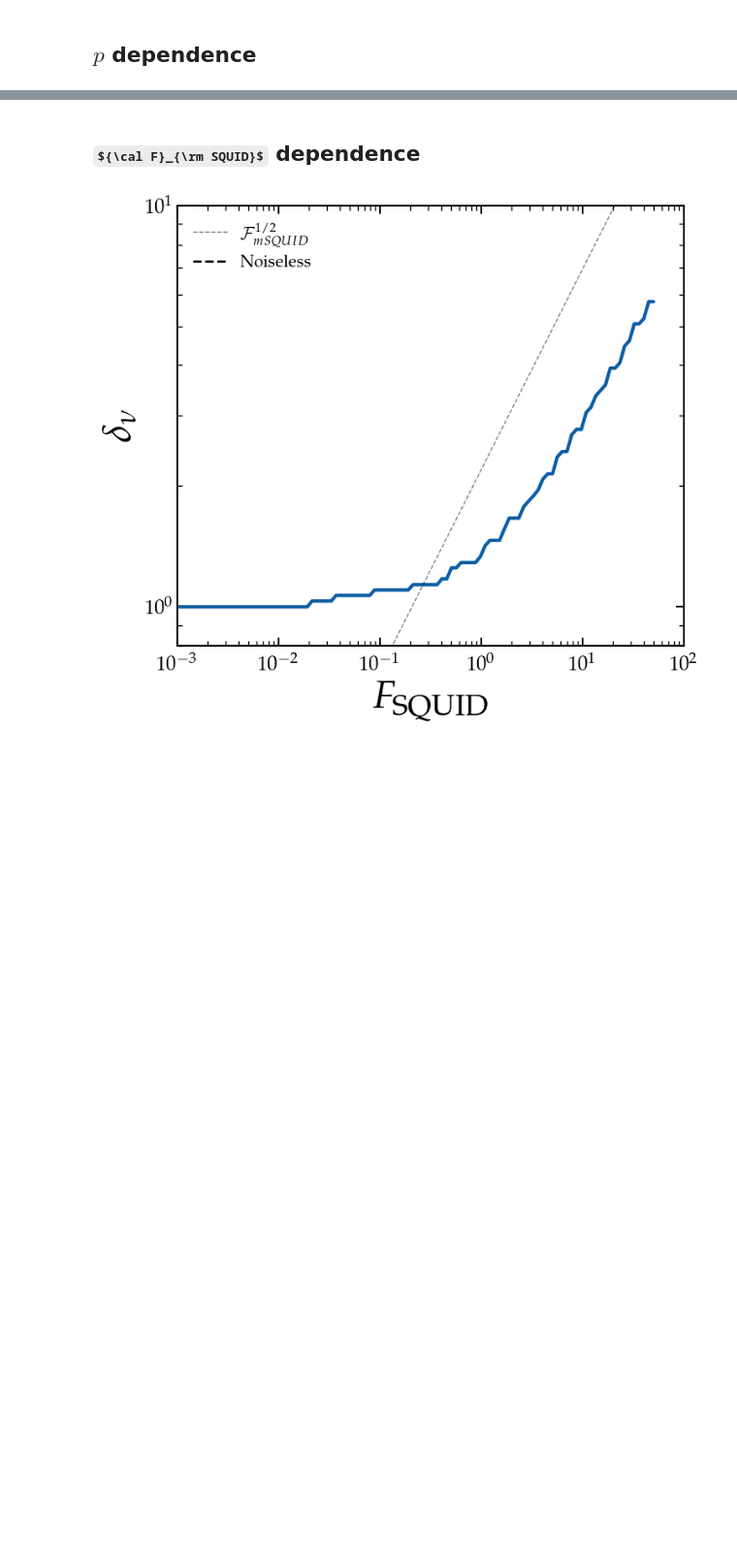
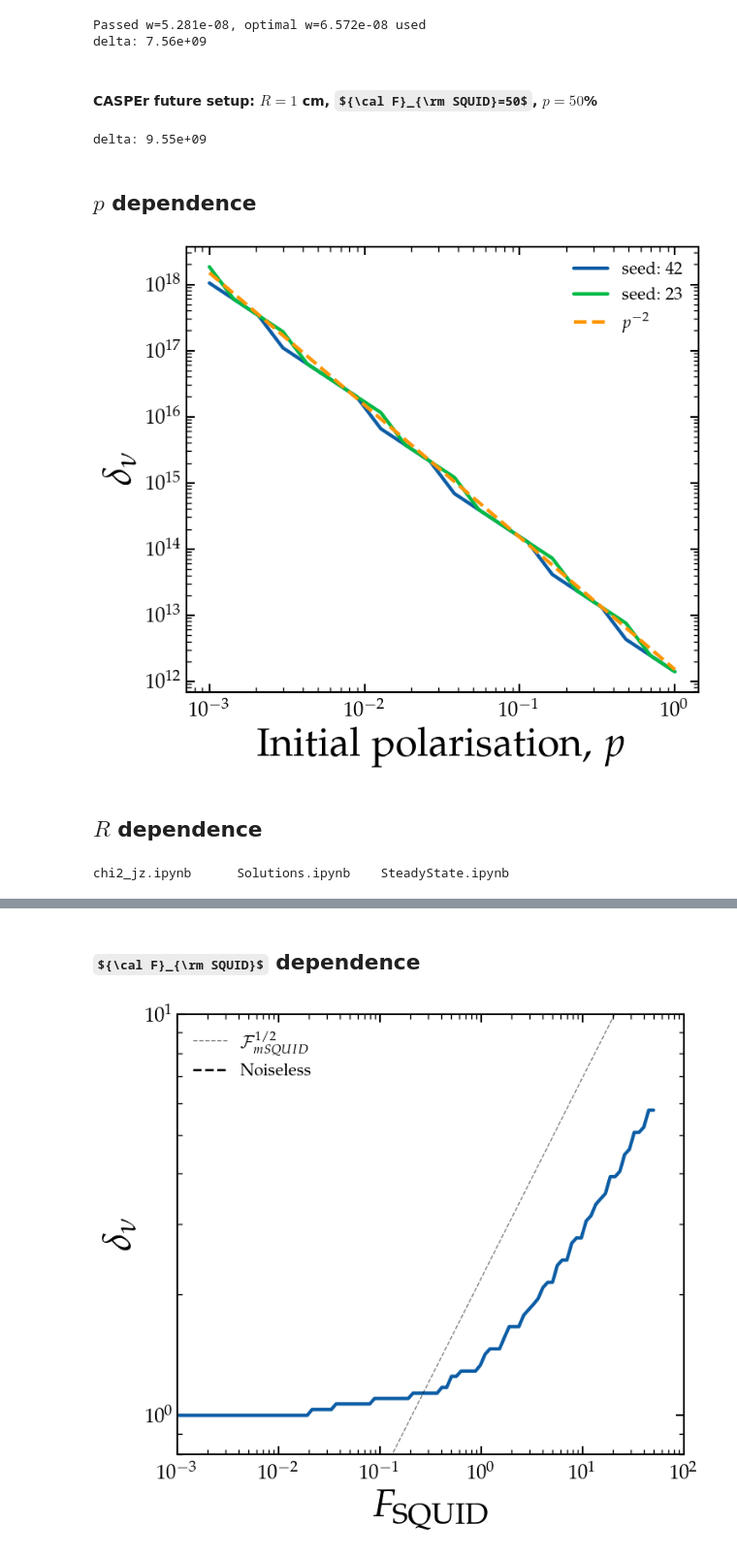
Before and after one commit to gpierobon/pyOpenNu, a Jupyter notebook: notebooks/chi2_jz.ipynb, the cells around one changed output, grey strips where cells are left out. Shown at 97% size. Drawn from its saved outputs; the diff is of its cells as text; code cells hidden in the pictures; some formulas as TeX source; blank space fills up the shorter version.

Commit message:
added optimal splitting and other options

```diff
--- a/notebooks/chi2_jz.ipynb
+++ b/notebooks/chi2_jz.ipynb
@@ -57,24 +37,45 @@ Wall time: 53.3 s
+# %%
+de, c2, c2l = on.find_delta(10, 0.1, p_init=1, T2=10, Nshots=10, seed=42, d_init=1e6, d_fin=1e16, ndelta=100,
+                 chi2_crit=2.71, squid_noise_ratio=0.0, B=0.3, A=1, Z=1, gy=42.58e6)
+ff = 10*100**(3/2)
+print("delta: %.2e\n"%(de/ff))# Including T2=1000 s, Nshots=1000
+# %% [output]
+Passed w=5.281e-08, optimal w=6.572e-08 used
+delta: 7.56e+09
+# %% [markdown]
+#### CASPEr future setup: $R=1$ cm, ${\cal F}_{\rm SQUID}=50$, $p=50$\%
+# %%
+de, c2, c2l = on.find_delta(1, 0.05, p_init=0.5, T2=10, Nshots=10, seed=42, d_init=1e8, d_fin=1e16, ndelta=100,
+                 chi2_crit=2.71, squid_noise_ratio=50.0, B=1)
+ff = 10*100**(3/2)
+print("delta: %.2e\n"%(de/ff))# Including T2=1000 s, Nshots=1000
+# %% [output]
+delta: 9.55e+09
 # %% [markdown]
 ## $p$ dependence
 # %%
-# pl = np.geomspace(0.001, 1, 20)
-# dell_p = []
-# dell_p2 = []
-# for p in tqdm.tqdm(pl):
-#     de, _, _  = find_delta(10, 0.16, p_init=p, T2=1, Nshots=100, seed=42, d_init=1e7, d_fin=1e19, ndelta=200)
-#     de2, _, _ = find_delta(10, 0.16, p_init=p, T2=1, Nshots=100, seed=23, d_init=1e7, d_fin=1e19, ndelta=200)
-#     dell_p.append(de)
-#     dell_p2.append(de2)
+pl = np.geomspace(0.001, 1, 20)
+dell_p = []
+dell_p2 = []
+for p in tqdm.tqdm(pl):
+    de, _, _  = on.find_delta(10, 0.16, p_init=p, T2=1, Nshots=100, seed=42, d_init=1e7, d_fin=1e19, ndelta=50)
+    de2, _, _ = on.find_delta(10, 0.16, p_init=p, T2=1, Nshots=100, seed=23, d_init=1e7, d_fin=1e19, ndelta=50)
+    dell_p.append(de)
+    dell_p2.append(de2)
 
-# dell_p = np.array(dell_p)
-# dell_p2 = np.array(dell_p2)
+dell_p = np.array(dell_p)
+dell_p2 = np.array(dell_p2)
 # %%
-# plt.loglog(pl, dell_p, label='seed: 42')
-# plt.loglog(pl, dell_p2, label='seed: 23')
+plt.loglog(pl, dell_p, label='seed: 42')
+plt.loglog(pl, dell_p2, label='seed: 23')
 
-# plt.loglog(pl, 1.5e12*pl**(-2), ls='--', label=r'$p^{-2}$')
+plt.loglog(pl, 1.5e12*pl**(-2), ls='--', label=r'$p^{-2}$')
 
-# plt.xlabel(r'Initial polarisation, $p$')
-# plt.ylabel(r'$\delta_{\nu}$')
-# plt.legend()
-# plt.show()
+plt.xlabel(r'Initial polarisation, $p$')
+plt.ylabel(r'$\delta_{\nu}$')
+plt.legend()
+plt.show()
+# %% [output]
+[figure, added]
+# %% [markdown]
+## $R$ dependence
@@ -80,0 +94,4 @@ Wall time: 53.3 s
+# %%
+ls
+# %% [output]
+chi2_jz.ipynb      Solutions.ipynb    SteadyState.ipynb
```
Also changed, not shown: parts of 18 cells of this notebook, 1 other file.
